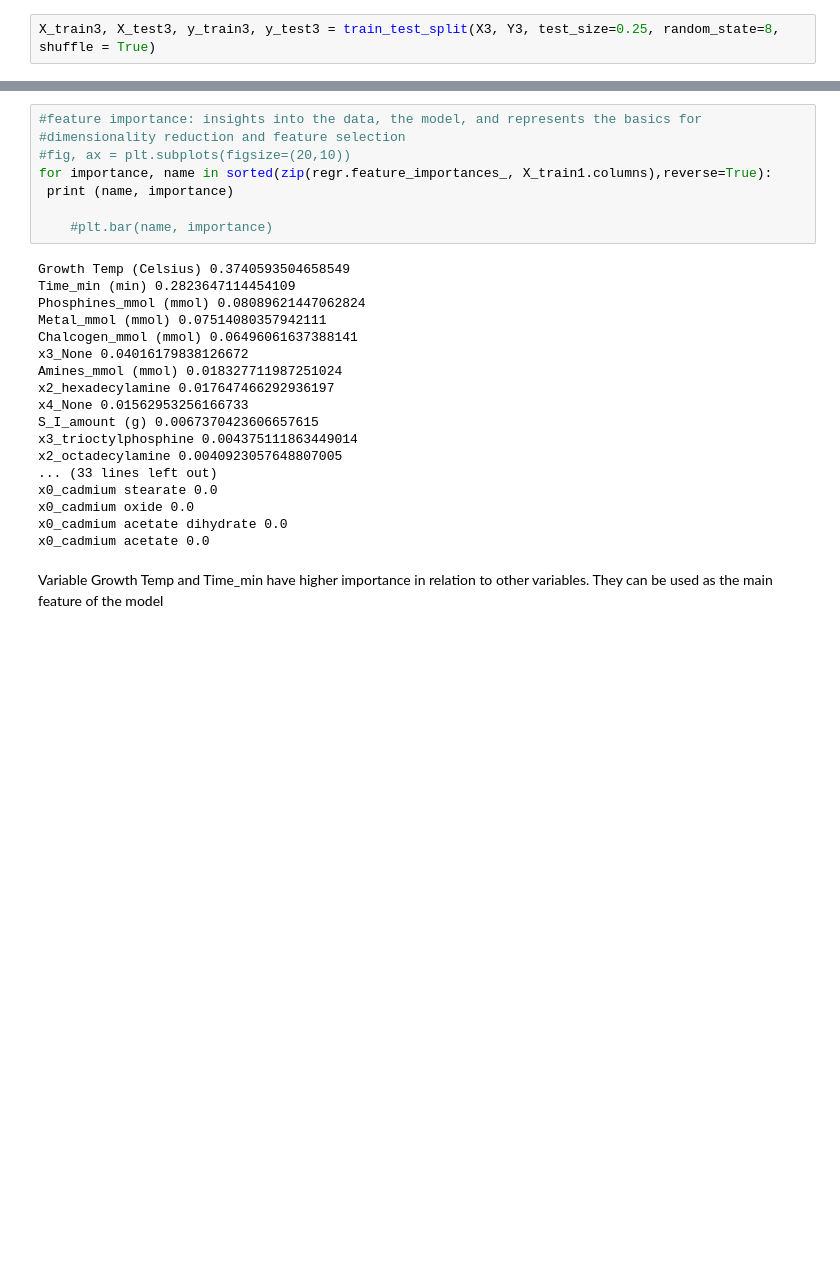
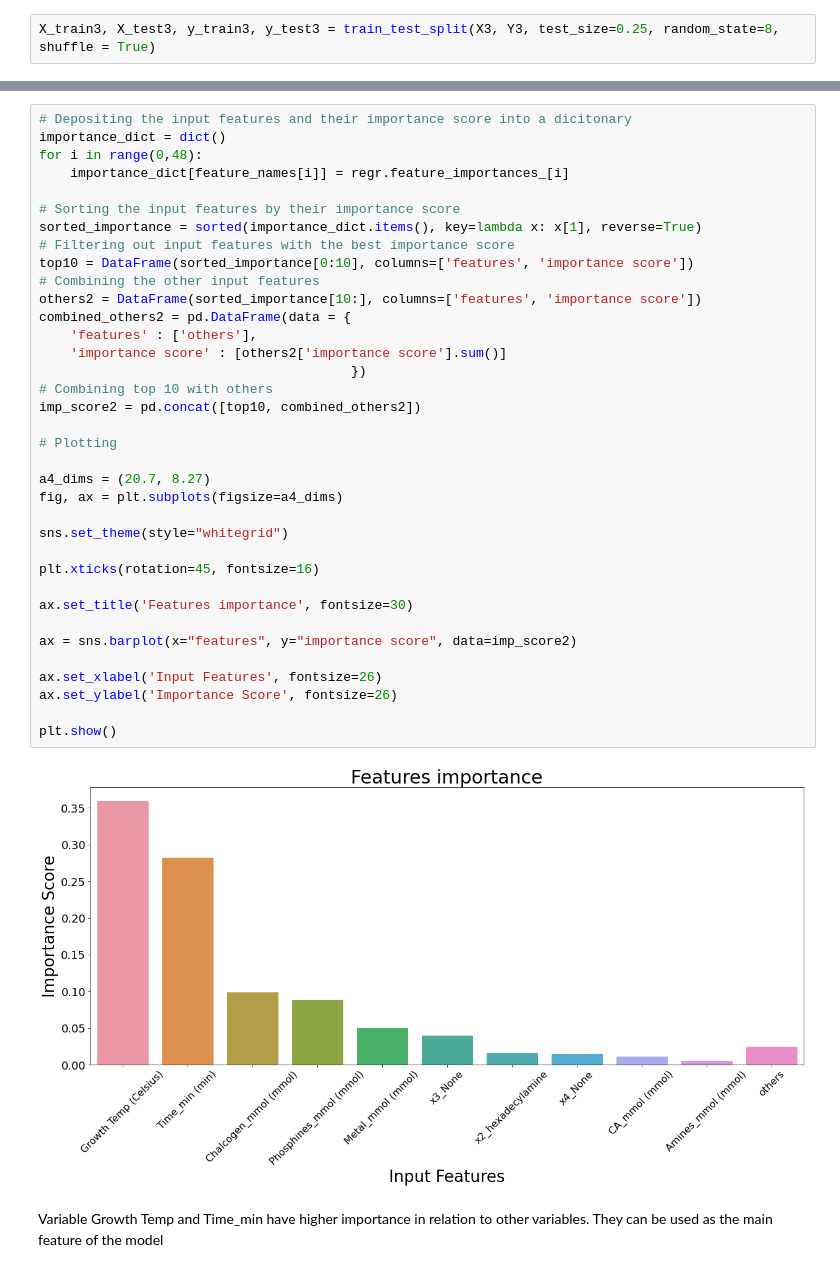
Before and after one commit to akkaneror/Hot_injection, a Jupyter notebook: hotdots/Usecase 2/Notebooks/Machine Learning Models/Single-Output Models/Decision Tree.ipynb, the cells around one changed output, grey strips where cells are left out. Saved outputs shown, nothing was run; the diff lists cells and outputs as text; blank space fills up the shorter version.

```diff
--- a/hotdots/Usecase 2/Notebooks/Machine Learning Models/Single-Output Models/Decision Tree.ipynb
+++ b/hotdots/Usecase 2/Notebooks/Machine Learning Models/Single-Output Models/Decision Tree.ipynb
@@ -238,29 +239,41 @@ print(RMSE3_MAE3_diff)
-# %%
-#feature importance: insights into the data, the model, and represents the basics for
-#dimensionality reduction and feature selection
-#fig, ax = plt.subplots(figsize=(20,10))
-for importance, name in sorted(zip(regr.feature_importances_, X_train1.columns),reverse=True):
- print (name, importance)
-
-    #plt.bar(name, importance)
-# %% [output]
-Growth Temp (Celsius) 0.3740593504658549
-Time_min (min) 0.2823647114454109
-Phosphines_mmol (mmol) 0.08089621447062824
-Metal_mmol (mmol) 0.07514080357942111
-Chalcogen_mmol (mmol) 0.06496061637388141
-x3_None 0.04016179838126672
-Amines_mmol (mmol) 0.018327711987251024
-x2_hexadecylamine 0.017647466292936197
-x4_None 0.01562953256166733
-S_I_amount (g) 0.0067370423606657615
-x3_trioctylphosphine 0.004375111863449014
-x2_octadecylamine 0.0040923057648807005
-... (33 lines left out)
-x0_cadmium stearate 0.0
-x0_cadmium oxide 0.0
-x0_cadmium acetate dihydrate 0.0
-x0_cadmium acetate 0.0
+# %%
+# Depositing the input features and their importance score into a dicitonary
+importance_dict = dict()
+for i in range(0,48):
+    importance_dict[feature_names[i]] = regr.feature_importances_[i]
+
+# Sorting the input features by their importance score
+sorted_importance = sorted(importance_dict.items(), key=lambda x: x[1], reverse=True)
+# Filtering out input features with the best importance score
+top10 = DataFrame(sorted_importance[0:10], columns=['features', 'importance score'])
+# Combining the other input features
+others2 = DataFrame(sorted_importance[10:], columns=['features', 'importance score'])
+combined_others2 = pd.DataFrame(data = {
+    'features' : ['others'],
+    'importance score' : [others2['importance score'].sum()]
+                                        })
+# Combining top 10 with others
+imp_score2 = pd.concat([top10, combined_others2])
+
+# Plotting
+
+a4_dims = (20.7, 8.27)
+fig, ax = plt.subplots(figsize=a4_dims)
+
+sns.set_theme(style="whitegrid")
+
+plt.xticks(rotation=45, fontsize=16)
+
+ax.set_title('Features importance', fontsize=30)
+
+ax = sns.barplot(x="features", y="importance score", data=imp_score2)
+
+ax.set_xlabel('Input Features', fontsize=26)
+ax.set_ylabel('Importance Score', fontsize=26)
+
+plt.show()
+# %% [output]
+[figure, added]
 # %% [markdown]
 Variable Growth Temp and Time_min have higher importance in relation to other variables. They can be used as the main feature of the model
 # %% [markdown]
```
Also changed, not shown: parts of 13 cells of this notebook, 2 other files.
